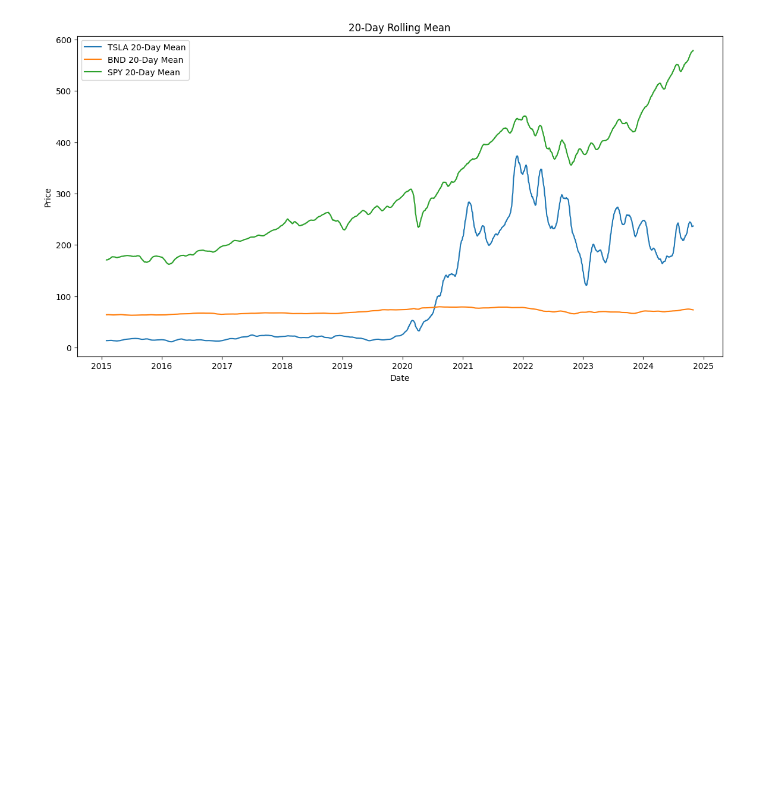
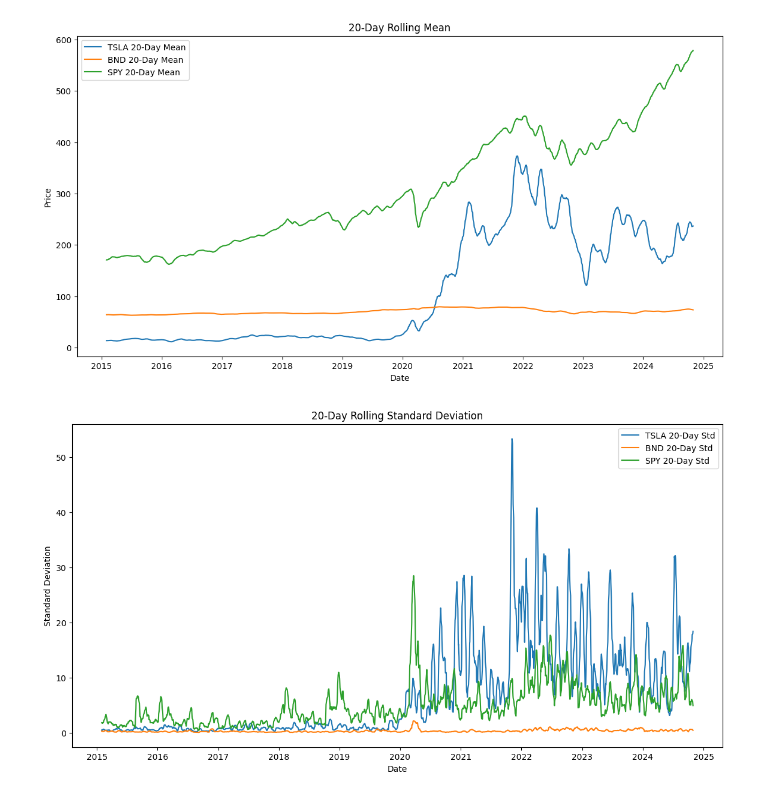
Before and after one commit to fro-su/GMF_Investments, a Jupyter notebook: notebooks/Preprocess_and_Explore_the_Data.ipynb, the cells around one changed output. Saved outputs shown, nothing was run; the diff lists cells and outputs as text; code cells hidden in the pictures; blank space fills up the shorter version.

Commit message:
Plot Rolling analysis and Outlier detection

```diff
--- a/notebooks/Preprocess_and_Explore_the_Data.ipynb
+++ b/notebooks/Preprocess_and_Explore_the_Data.ipynb
@@ -121,3 +121,14 @@ plt.legend()
 plt.show()
 # %% [output]
 [figure]
+# %%
+plt.figure(figsize=(14, 7))
+for ticker in tickers:
+    plt.plot(rolling_std.index, rolling_std[ticker], label=f'{ticker} 20-Day Std')
+plt.title('20-Day Rolling Standard Deviation')
+plt.xlabel('Date')
+plt.ylabel('Standard Deviation')
+plt.legend()
+plt.show()
+# %% [output]
+[figure, added]
```
Also changed, not shown: parts of 1 cell of this notebook.
